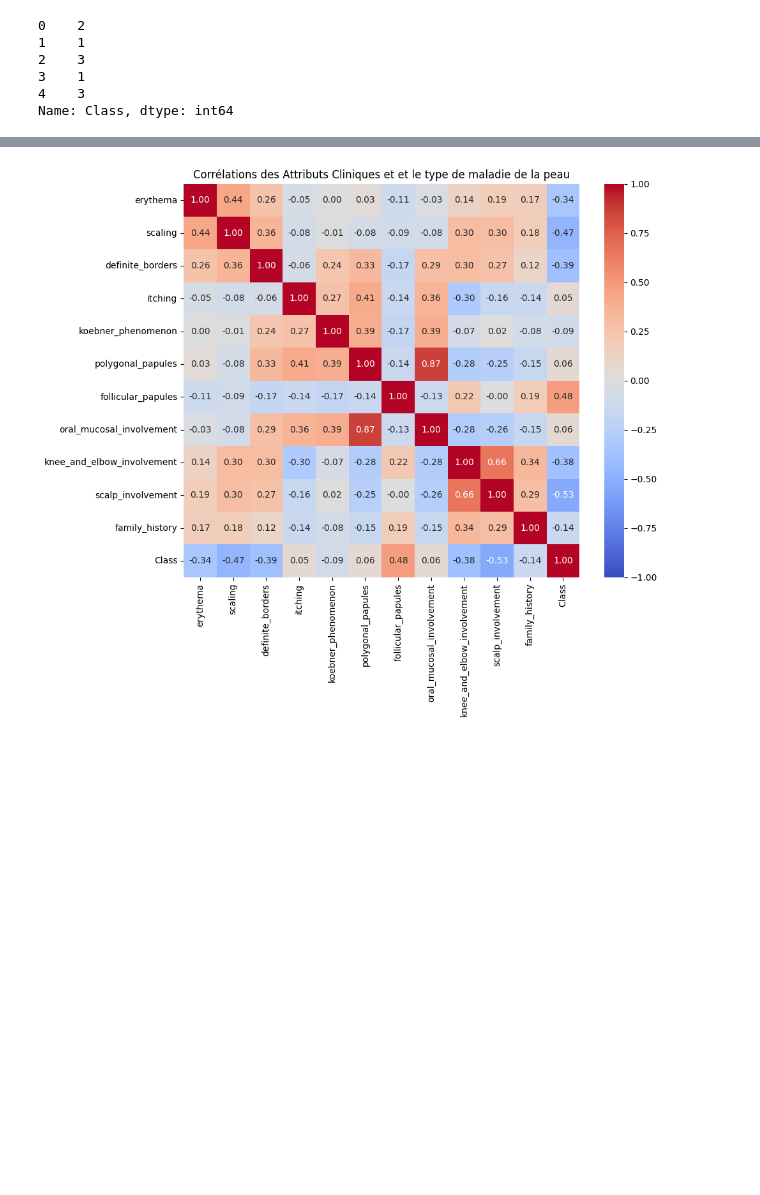
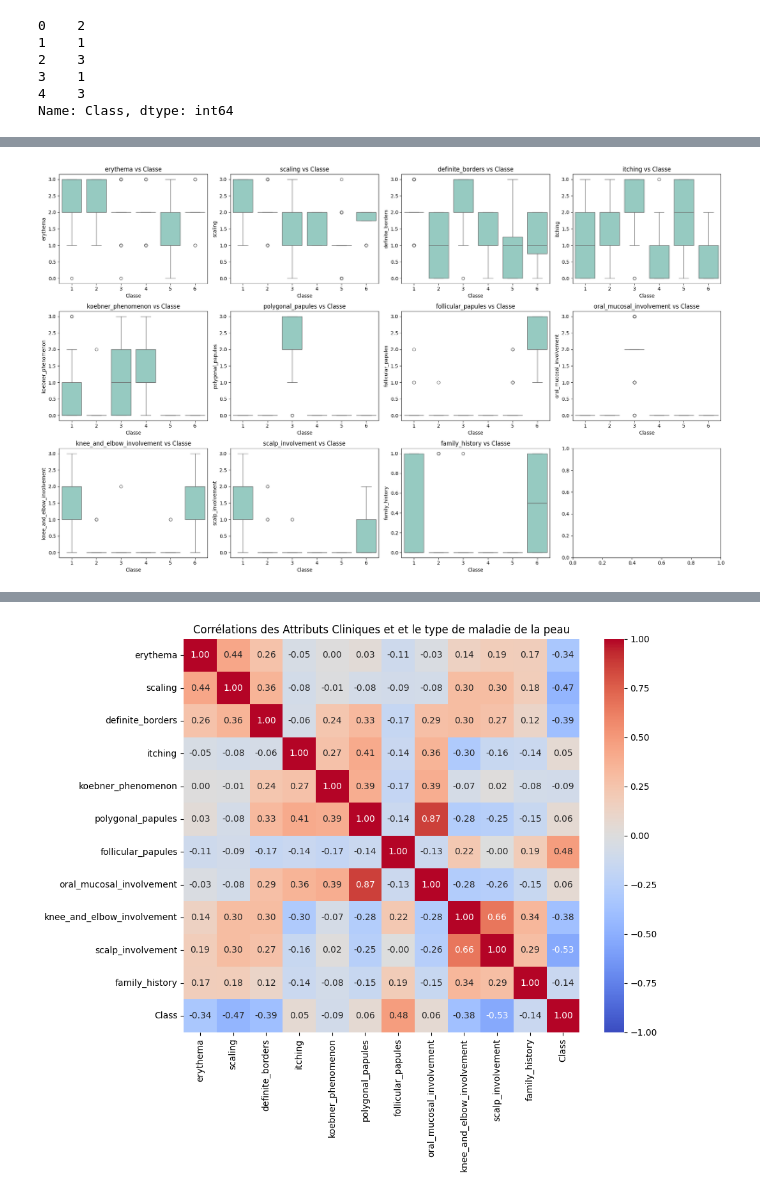
Before and after one commit to dorival42/ProjetM2SMSD, a Jupyter notebook: Probleme1.ipynb, the cells around one changed output, grey strips where cells are left out. Saved outputs shown, nothing was run; the diff lists cells and outputs as text; code cells hidden in the pictures; blank space fills up the shorter version.

```diff
--- a/Probleme1.ipynb
+++ b/Probleme1.ipynb
@@ -135,3 +137,19 @@ plt.show()
+# %%
+# Boxplot pour étudier les relations entre les attributs cliniques et la classe
+fig, axes = plt.subplots(nrows=3, ncols=4, figsize=(20, 12))
+axes = axes.flatten()
+
+for i, col in enumerate(clinical_features.columns):
+    sns.set_palette("Set3")
+    sns.boxplot(data=data, x='Class', y=col, ax=axes[i])
+    axes[i].set_title(f"{col} vs Classe")
+    axes[i].set_xlabel("Classe")
+    axes[i].set_ylabel(col)
+plt.savefig('boxplot_distribution.png', format='png')
+plt.tight_layout()
+plt.show()
+# %% [output]
+[figure, added]
 # %%
 # Corrélations des attributs cliniques entre eux et variable cible
 clinical_corr = clinical_features_copy.corr()
```
Also changed, not shown: parts of 2 cells of this notebook, 16 other files.
